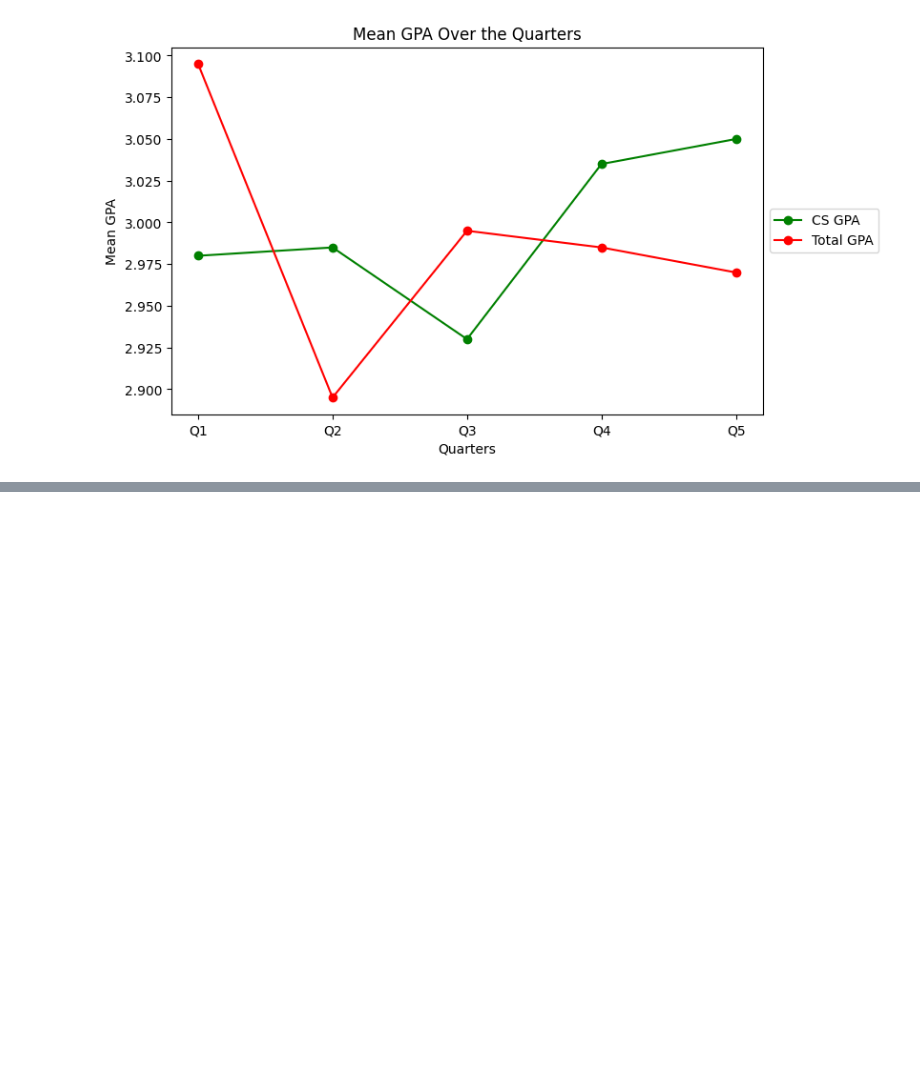
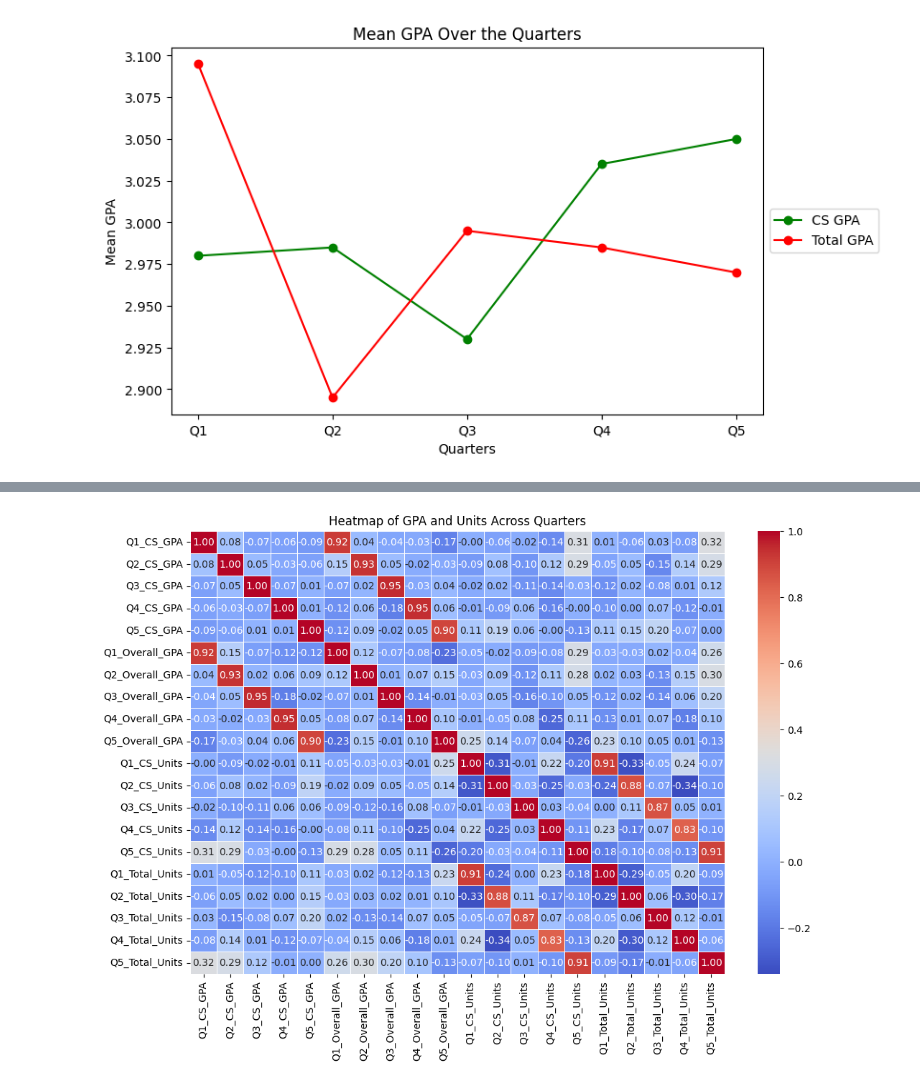
Before and after one commit to atri5/Luplab-data-exploration, a Jupyter notebook: exploration.ipynb, the cells around one changed output, grey strips where cells are left out. Drawn from its saved outputs; the diff is of its cells as text; code cells hidden in the pictures; blank space fills up the shorter version.

```diff
--- a/exploration.ipynb
+++ b/exploration.ipynb
@@ -183,0 +191,21 @@ This does not suggest that the student is taking more non-CS courses due to the
+# %%
+#Now, we can draw up a heatmap and explore the correlations within the data.
+
+#Pull the relevant features
+df_heatmap = df[['Q1_CS_GPA', 'Q2_CS_GPA','Q3_CS_GPA','Q4_CS_GPA','Q5_CS_GPA','Q1_Overall_GPA', 'Q2_Overall_GPA','Q3_Overall_GPA','Q4_Overall_GPA','Q5_Overall_GPA','Q1_CS_Units','Q2_CS_Units', 'Q3_CS_Units', 'Q4_CS_Units', 'Q5_CS_Units','Q1_Total_Units', 'Q2_Total_Units', 'Q3_Total_Units', 'Q4_Total_Units', 'Q5_Total_Units']]
+
+correlation_matrix = df_heatmap.corr()
+
+
+plt.figure(figsize=(12, 8))  # Adjust the figure size as needed
+
+# Create the heatmap
+sns.heatmap(correlation_matrix, annot=True, cmap='coolwarm', fmt='.2f', linewidths=0.5)
+
+# Adding a title
+plt.title('Heatmap of GPA and Units Across Quarters')
+
+# Display the heatmap
+plt.show()
+# %% [output]
+[figure, added]
```
Also changed, not shown: parts of 6 cells of this notebook.
